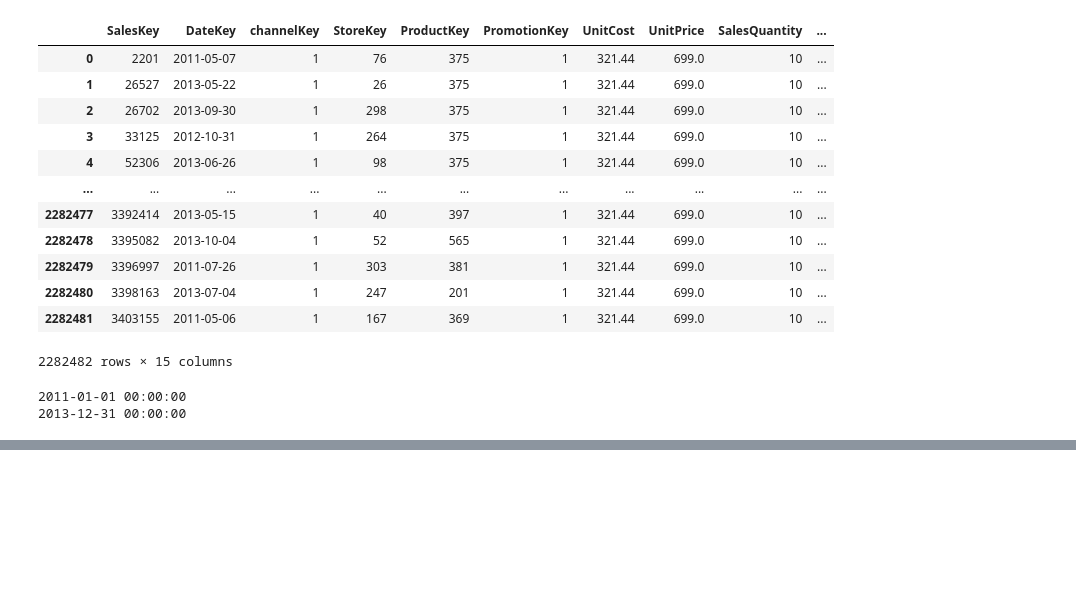
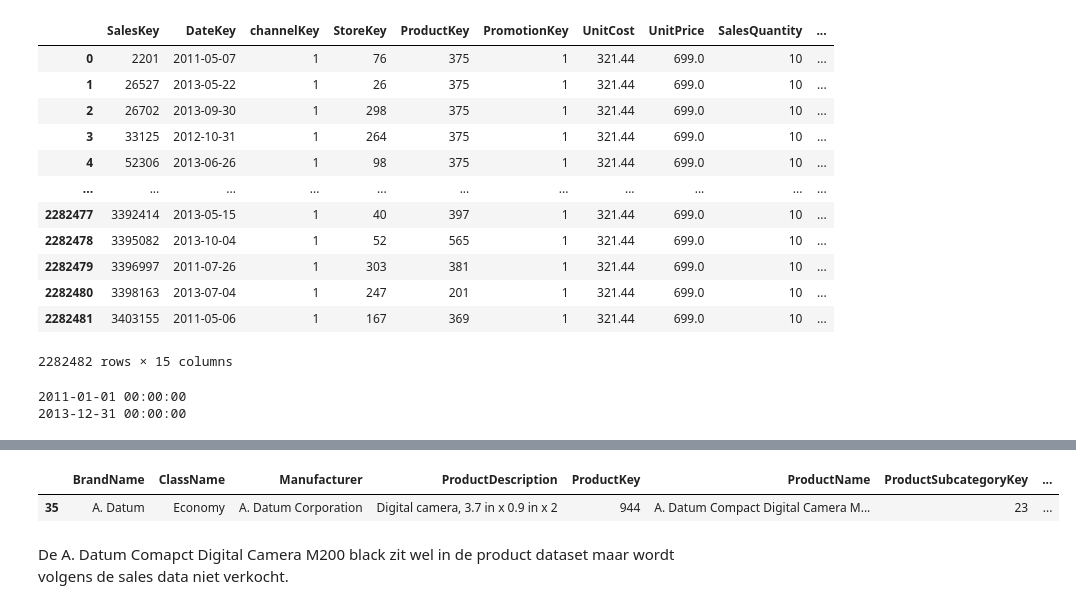
Before and after one commit to Jcpvanbers/Datasets-minor, a Jupyter notebook: Data analyse Contoso.ipynb, the cells around one changed output, grey strips where cells are left out. Cells and saved outputs as stored; diff of their text form; code cells hidden in the pictures; blank space fills up the shorter version.

```diff
--- a/Data analyse Contoso.ipynb
+++ b/Data analyse Contoso.ipynb
@@ -295,0 +333,7 @@ Eerste 20 rijen:
+# %%
+product_df["UnitCost"] = product_df["UnitCost"].str.removeprefix("$").str.replace(",",".")
+product_df["UnitPrice"] = product_df["UnitPrice"].str.removeprefix("$").str.replace(",",".")
+#Verwijderen van de $ prefixes uit de kolommen UnitCost en UnitPrice. Daarna de komma vervangen om floats te kunnen maken.
+# %%
+product_df[["UnitCost","UnitPrice"]] = product_df[["UnitCost","UnitPrice"]].apply(pd.to_numeric)
+#UnitCost en UnitPrice omzetten in floats.
@@ -295,0 +360,8 @@ Eerste 20 rijen:
+# %%
+product_df.loc[~product_df["ProductKey"].isin(sales_df["ProductKey"])]
+#Zoeken naar producten wel in product dataset maar niet in de salesdata set
+# %% [output]
+|  | BrandName | ClassName | Manufacturer | ProductDescription | ProductKey | ProductName | ProductSubcategoryKey | ... |
+| 35 | A. Datum | Economy | A. Datum Corporation | Digital camera, 3.7 in x 0.9 in x 2 | 944 | A. Datum Compact Digital Camera M... | 23 | ... |
+# %% [markdown]
+De A. Datum Comapct Digital Camera M200 black zit wel in de product dataset maar wordt volgens de sales data niet verkocht.
```
Also changed, not shown: parts of 32 cells of this notebook, 1 other file.
